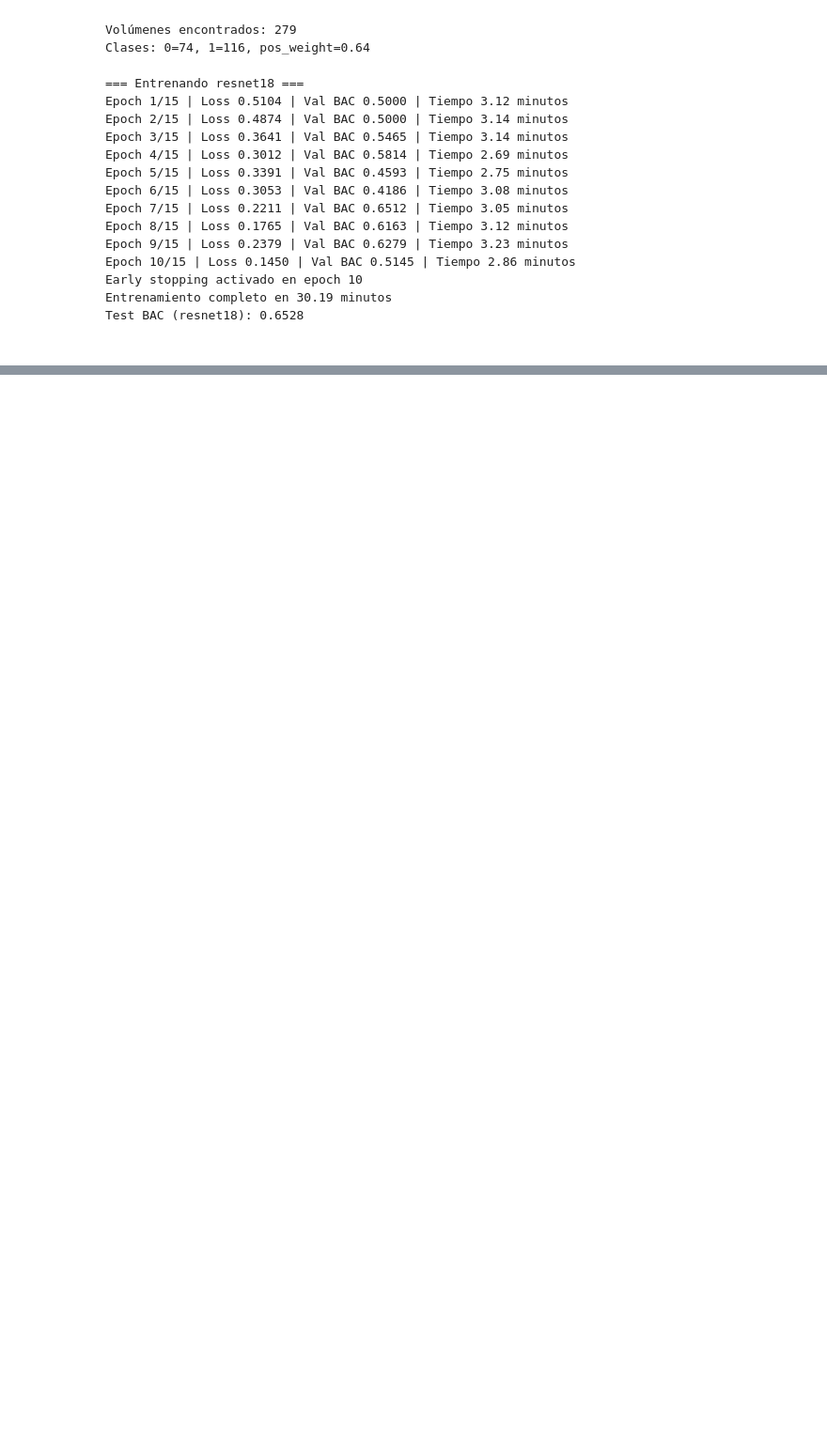
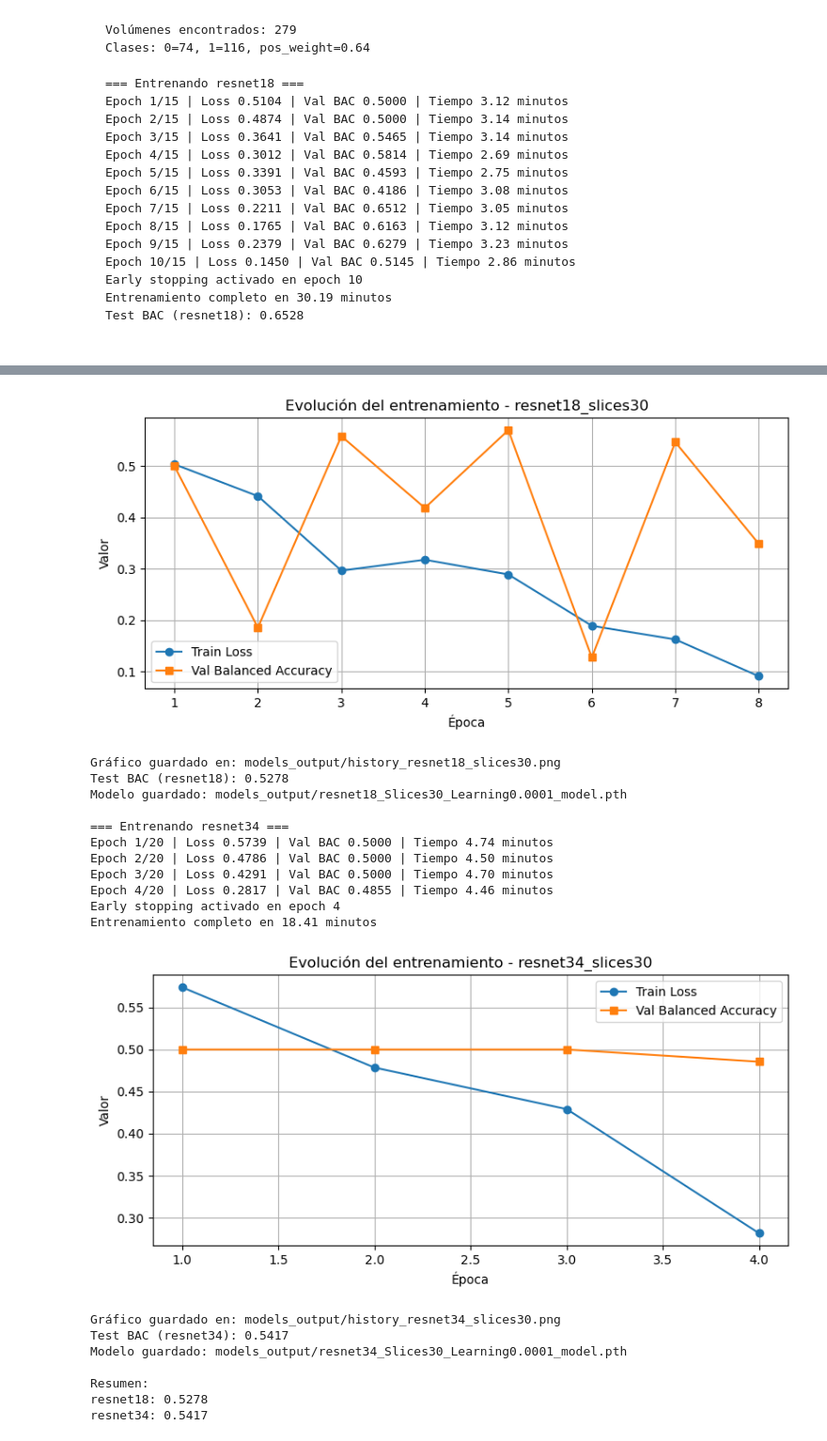
Before and after one commit to Darally06/Alzheimer_Deep, a Jupyter notebook: Models_IMAGES.ipynb, the cells around one changed output, grey strips where cells are left out. Shown: that part at 94% size. Saved outputs shown, nothing was run; the diff lists cells and outputs as text; code cells hidden in the pictures; blank space fills up the shorter version.

Commit message:
mas modelos

`````diff
--- a/Models_IMAGES.ipynb
+++ b/Models_IMAGES.ipynb
@@ -477,3 +505,9 @@ Entrenamiento completo en 30.19 minutos
 Test BAC (resnet18): 0.6528
 
 ````
+# %%
+#3.
+N_SLICES = 30
+LR = 1e-4
+main(dry_run=False)
+# %% [output]
@@ -479,0 +529,20 @@ Test BAC (resnet18): 0.6528
+[figure, added]
+Gráfico guardado en: models_output/history_resnet18_slices30.png
+Test BAC (resnet18): 0.5278
+Modelo guardado: models_output/resnet18_Slices30_Learning0.0001_model.pth
+
+=== Entrenando resnet34 ===
+Epoch 1/20 | Loss 0.5739 | Val BAC 0.5000 | Tiempo 4.74 minutos
+Epoch 2/20 | Loss 0.4786 | Val BAC 0.5000 | Tiempo 4.50 minutos
+Epoch 3/20 | Loss 0.4291 | Val BAC 0.5000 | Tiempo 4.70 minutos
+Epoch 4/20 | Loss 0.2817 | Val BAC 0.4855 | Tiempo 4.46 minutos
+Early stopping activado en epoch 4
+Entrenamiento completo en 18.41 minutos
+[figure, added]
+Gráfico guardado en: models_output/history_resnet34_slices30.png
+Test BAC (resnet34): 0.5417
+Modelo guardado: models_output/resnet34_Slices30_Learning0.0001_model.pth
+
+Resumen:
+resnet18: 0.5278
+resnet34: 0.5417
`````
Also changed, not shown: parts of 7 cells of this notebook, 6 other files.
